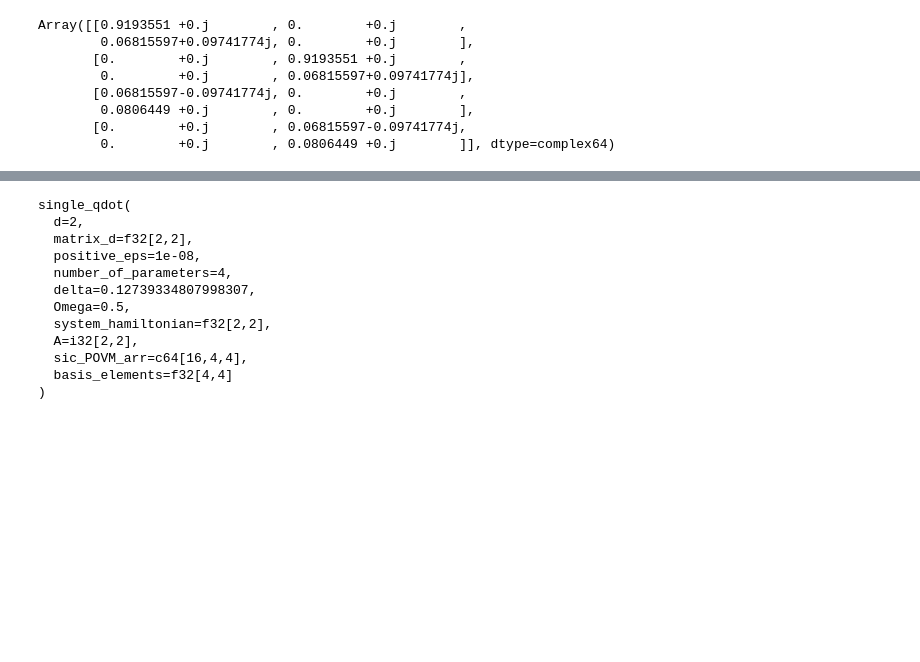
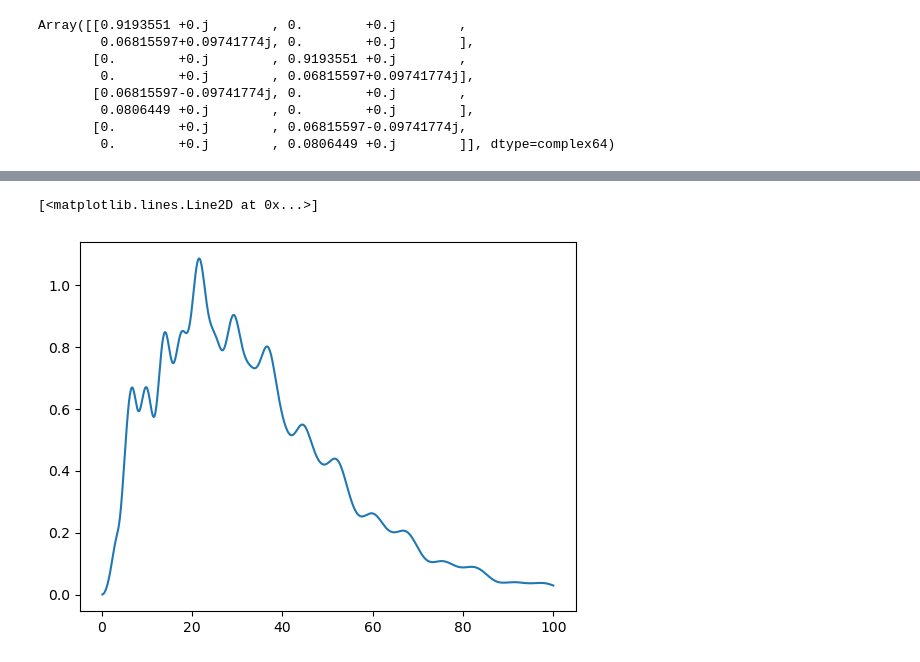
Before and after one commit to Rumoa/qll_qdots, a Jupyter notebook: model_writing.ipynb, the cells around one changed output, grey strips where cells are left out. Saved outputs shown, nothing was run; the diff lists cells and outputs as text; code cells hidden in the pictures; blank space fills up the shorter version.

Commit message:
single qdot done

```diff
--- a/model_writing.ipynb
+++ b/model_writing.ipynb
@@ -234,0 +309,10 @@ class single_qdot(base_class_dimension):
+# %%
+povm1 = (
+    jnp.array(
+        [
+            [0.5 * (qt.identity(2) + mat), 0.5 * (qt.identity(2) - mat)]
+            for mat in [qt.sigmax(), qt.sigmay(), qt.sigmaz()]
+        ]
+    ).reshape(-1, 2, 2)
+    / 3
+)
@@ -235,17 +327,12 @@ class single_qdot(base_class_dimension):
 # %%
-m = single_qdot()
+m = single_qdot(POVM_array=povm1)
-# %%
-m
-# %% [output]
-single_qdot(
-  d=2,
-  matrix_d=f32[2,2],
-  positive_eps=1e-08,
-  number_of_parameters=4,
-  delta=0.12739334807998307,
-  Omega=0.5,
-  system_hamiltonian=f32[2,2],
-  A=i32[2,2],
-  sic_POVM_arr=c64[16,4,4],
-  basis_elements=f32[4,4]
-)
+# %%
+initial_state = m.vec(qt.ket2dm(qt.basis(2, 0)).full())
+# %%
+times = jnp.linspace(0, 100, 1000)
+
+evolved_lkl = jax.vmap(
+    lambda t: m.likelihood_particle(true_pars, t, initial_state)
+)(times)
+
+evolution_fim = jax.vmap(lambda t: m.fim(true_pars, t, initial_state))(times)
@@ -251,0 +341,5 @@ single_qdot(
+# %%
+plt.plot(times, evolution_fim[:, 3, 3])
+# %% [output]
+[<matplotlib.lines.Line2D at 0x...>]
+[figure, added]
```
Also changed, not shown: parts of 7 cells of this notebook.
